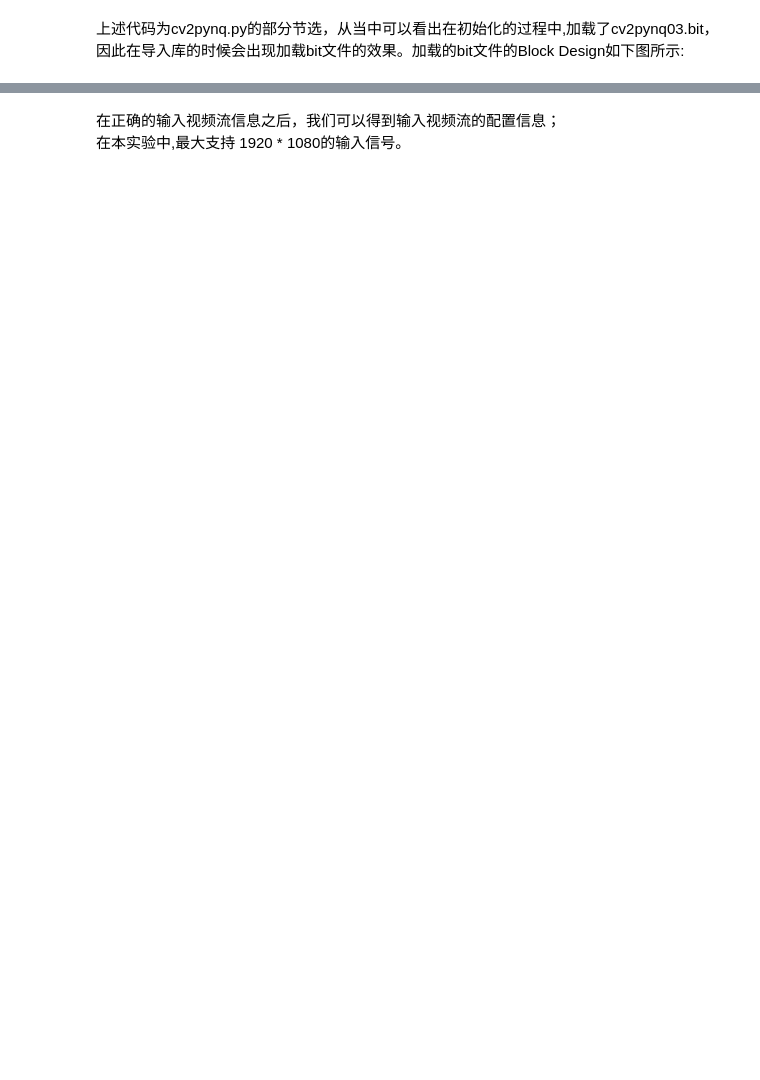
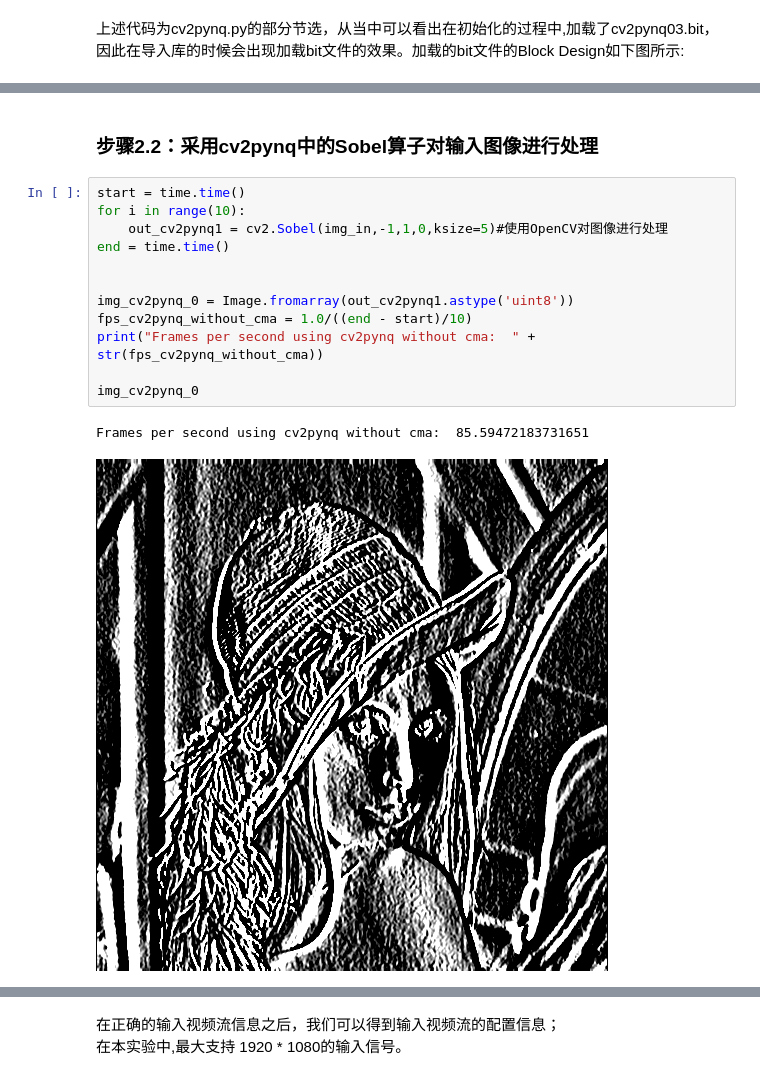
Before and after one commit to xupsh/pynqdoc, a Jupyter notebook: cv2pynq/notebooks/UserGuide-Sobel.ipynb, the cells around one changed output, grey strips where cells are left out. Cells and saved outputs as stored; diff of their text form; blank space fills up the shorter version.

```diff
--- a/cv2pynq/notebooks/UserGuide-Sobel.ipynb
+++ b/cv2pynq/notebooks/UserGuide-Sobel.ipynb
@@ -32,0 +70,17 @@ import cv2pynq as cv2
+# %% [markdown]
+### 步骤2.2：采用cv2pynq中的Sobel算子对输入图像进行处理
+# %%
+start = time.time()
+for i in range(10):
+    out_cv2pynq1 = cv2.Sobel(img_in,-1,1,0,ksize=5)#使用OpenCV对图像进行处理
+end = time.time()
+
+
+img_cv2pynq_0 = Image.fromarray(out_cv2pynq1.astype('uint8'))
+fps_cv2pynq_without_cma = 1.0/((end - start)/10)
+print("Frames per second using cv2pynq without cma:  " + str(fps_cv2pynq_without_cma))
+
+img_cv2pynq_0
+# %% [output]
+Frames per second using cv2pynq without cma:  85.59472183731651
+[figure, added]
```
Also changed, not shown: parts of 40 cells of this notebook.
